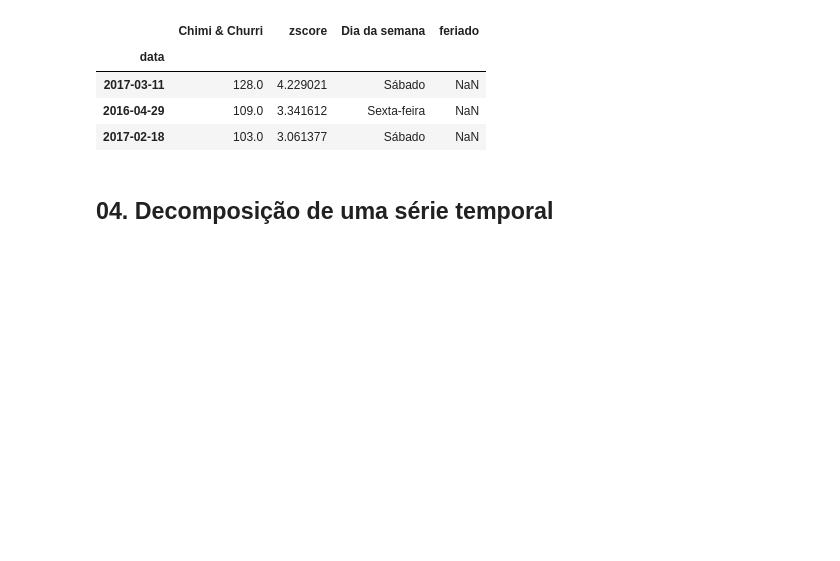
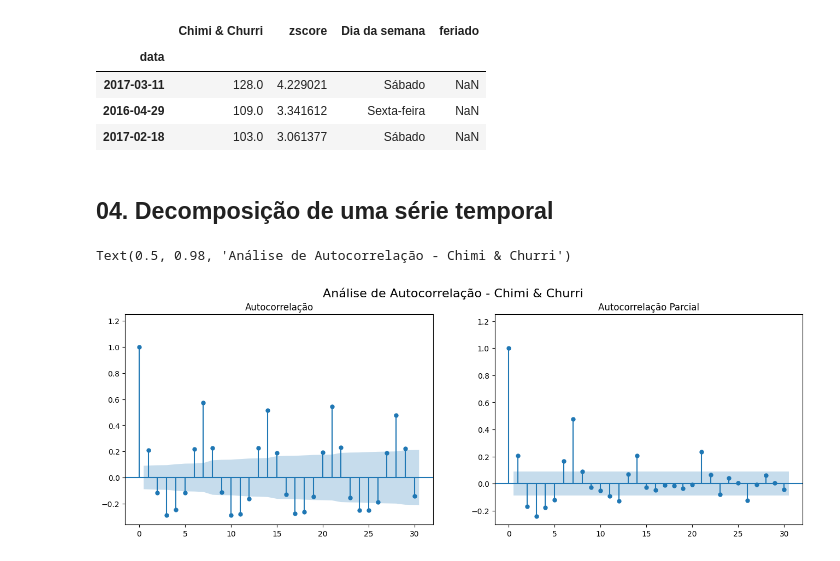
Before and after one commit to JCarapina/Estudos-praticos, a Jupyter notebook: arquivo.ipynb, the cells around one changed output. Cells and saved outputs as stored; diff of their text form; code cells hidden in the pictures; blank space fills up the shorter version.

```diff
--- a/arquivo.ipynb
+++ b/arquivo.ipynb
@@ -473,3 +473,20 @@ anomalias_chimi.sort_values(by='zscore',ascending=False)
 | 2017-02-18 | 103.0 | 3.061377 | Sábado | NaN |
 # %% [markdown]
 ## 04. Decomposição de uma série temporal
+# %%
+# Visualizando autocorrelação
+from statsmodels.graphics.tsaplots import plot_acf, plot_pacf
+
+
+fig, axes = plt.subplots(1, 2, figsize =(16, 5))
+plot_acf(dados_completos['Chimi & Churri'], lags = 30, title='Autocorrelação', auto_ylims=True, ax=axes[0])
+
+plot_pacf(dados_completos['Chimi & Churri'], lags = 30, title='Autocorrelação Parcial', auto_ylims=True, ax=axes[1])
+plt.suptitle('Análise de Autocorrelação - Chimi & Churri', fontsize=16)
+
+
+# ACF, Dia 01 sempre 1.0, em diante os dias de hoje tem relação com o dia anterior ?
+# Pontos que estão fora da margem inidica estatisticamente autocorrelção com dias anteriores
+# %% [output]
+Text(0.5, 0.98, 'Análise de Autocorrelação - Chimi & Churri')
+[figure, added]
```
Also changed, not shown: parts of 16 cells of this notebook.
